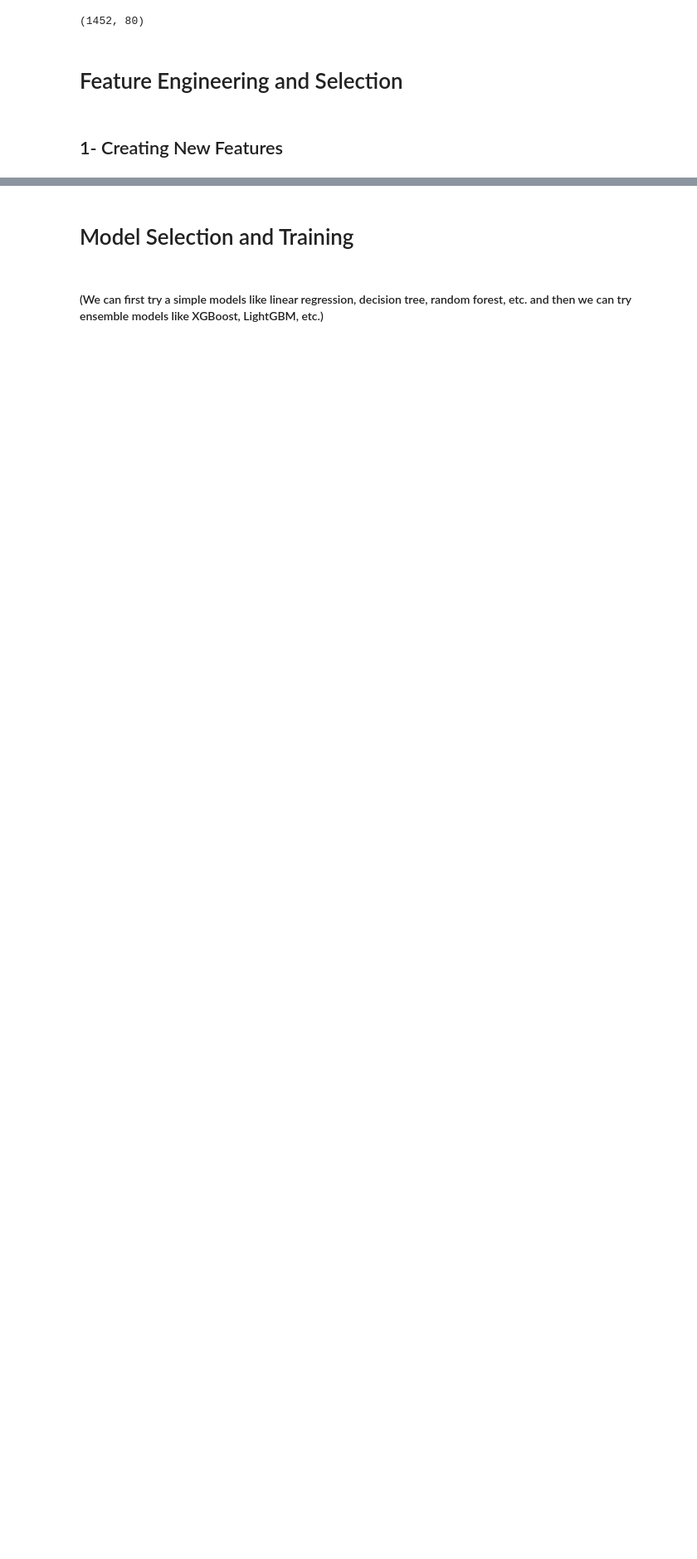
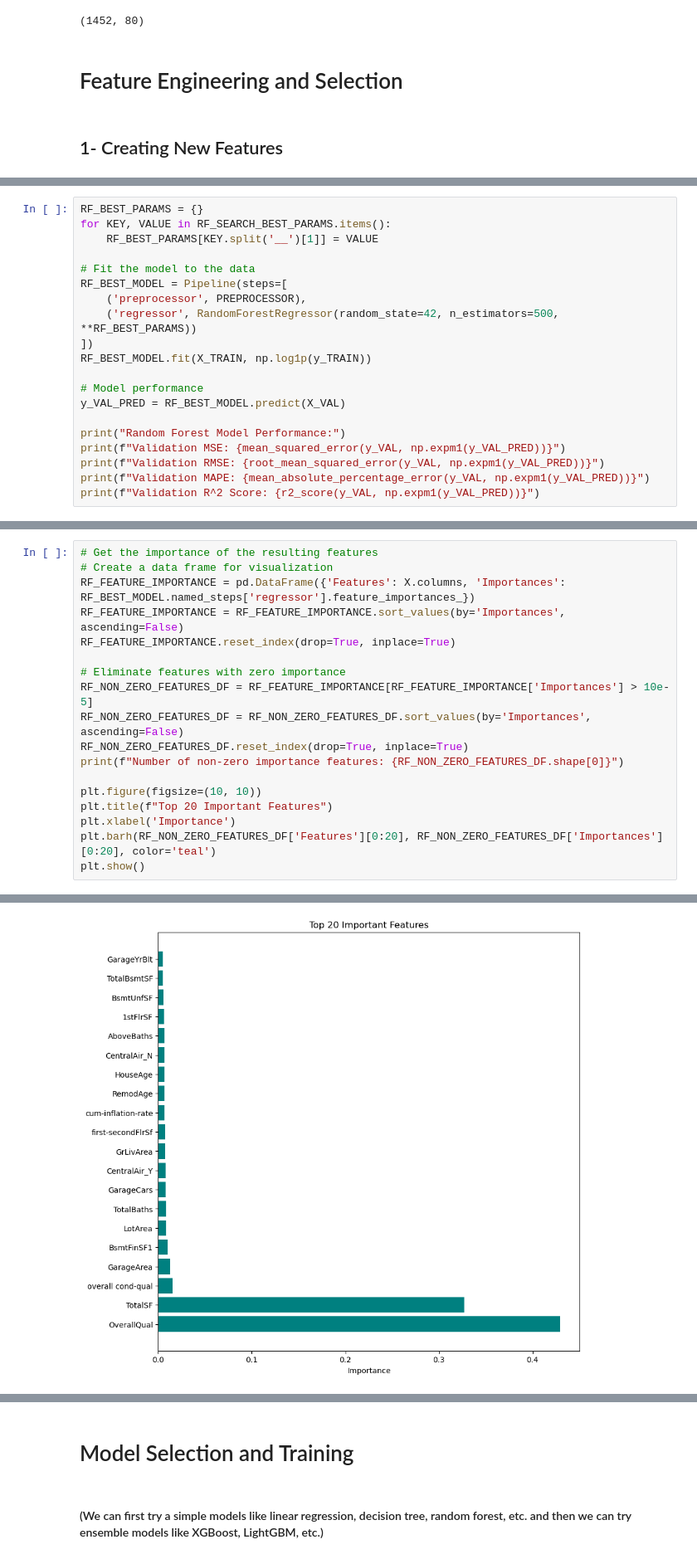
Before and after one commit to boraaktas/COMP4433-Team_Project, a Jupyter notebook: final.ipynb, the cells around one changed output, grey strips where cells are left out. Shown at 83% size. Cells and saved outputs as stored; diff of their text form; blank space fills up the shorter version.

Commit message:
one-hot encoding, random forest feature selection are added. Code is regularized

```diff
--- a/final.ipynb
+++ b/final.ipynb
@@ -662,0 +898,20 @@ X_train, X_val, y_train, y_val = train_test_split(X, y, test_size=0.2, random_st
+# %%
+RF_BEST_PARAMS = {}
+for KEY, VALUE in RF_SEARCH_BEST_PARAMS.items():
+    RF_BEST_PARAMS[KEY.split('__')[1]] = VALUE
+
+# Fit the model to the data
+RF_BEST_MODEL = Pipeline(steps=[
+    ('preprocessor', PREPROCESSOR),
+    ('regressor', RandomForestRegressor(random_state=42, n_estimators=500, **RF_BEST_PARAMS))
+])
+RF_BEST_MODEL.fit(X_TRAIN, np.log1p(y_TRAIN))
+
+# Model performance
+y_VAL_PRED = RF_BEST_MODEL.predict(X_VAL)
+
+print("Random Forest Model Performance:")
+print(f"Validation MSE: {mean_squared_error(y_VAL, np.expm1(y_VAL_PRED))}")
+print(f"Validation RMSE: {root_mean_squared_error(y_VAL, np.expm1(y_VAL_PRED))}")
+print(f"Validation MAPE: {mean_absolute_percentage_error(y_VAL, np.expm1(y_VAL_PRED))}")
+print(f"Validation R^2 Score: {r2_score(y_VAL, np.expm1(y_VAL_PRED))}")
@@ -662,0 +924,19 @@ X_train, X_val, y_train, y_val = train_test_split(X, y, test_size=0.2, random_st
+# %%
+# Get the importance of the resulting features
+# Create a data frame for visualization
+RF_FEATURE_IMPORTANCE = pd.DataFrame({'Features': X.columns, 'Importances': RF_BEST_MODEL.named_steps['regressor'].feature_importances_})
+RF_FEATURE_IMPORTANCE = RF_FEATURE_IMPORTANCE.sort_values(by='Importances', ascending=False)
+RF_FEATURE_IMPORTANCE.reset_index(drop=True, inplace=True)
+
+# Eliminate features with zero importance
+RF_NON_ZERO_FEATURES_DF = RF_FEATURE_IMPORTANCE[RF_FEATURE_IMPORTANCE['Importances'] > 10e-5]
+RF_NON_ZERO_FEATURES_DF = RF_NON_ZERO_FEATURES_DF.sort_values(by='Importances', ascending=False)
+RF_NON_ZERO_FEATURES_DF.reset_index(drop=True, inplace=True)
+print(f"Number of non-zero importance features: {RF_NON_ZERO_FEATURES_DF.shape[0]}")
+
+plt.figure(figsize=(10, 10))
+plt.title(f"Top 20 Important Features")
+plt.xlabel('Importance')
+plt.barh(RF_NON_ZERO_FEATURES_DF['Features'][0:20], RF_NON_ZERO_FEATURES_DF['Importances'][0:20], color='teal')
+plt.show()
+# %% [output]
@@ -662,0 +944 @@ X_train, X_val, y_train, y_val = train_test_split(X, y, test_size=0.2, random_st
+[figure, added]
```
Also changed, not shown: parts of 80 cells of this notebook.
